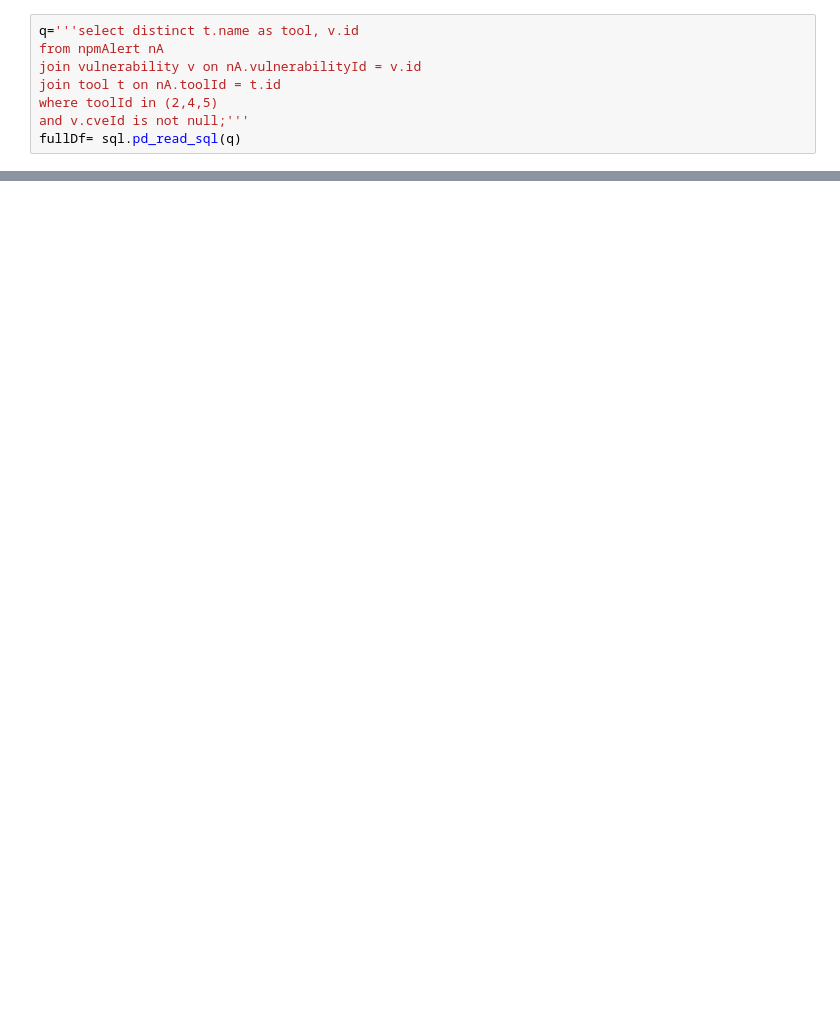
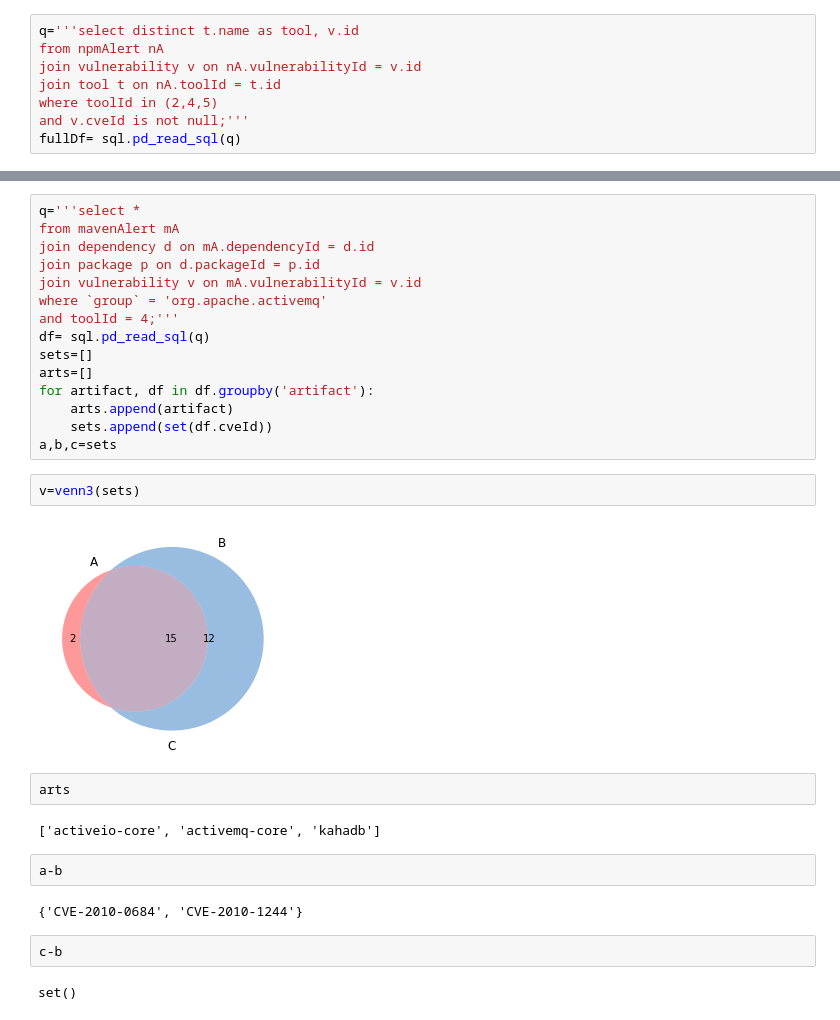
Before and after one commit to nasifimtiazohi/vulnerable-dependency-detection-comparison, a Jupyter notebook: tool_scanning/venn.ipynb, the cells around one changed output, grey strips where cells are left out. Saved outputs shown, nothing was run; the diff lists cells and outputs as text; blank space fills up the shorter version.

```diff
--- a/tool_scanning/venn.ipynb
+++ b/tool_scanning/venn.ipynb
@@ -87,0 +107,31 @@ plt.savefig('javadeps.png')
+# %%
+q='''select *
+from mavenAlert mA
+join dependency d on mA.dependencyId = d.id
+join package p on d.packageId = p.id
+join vulnerability v on mA.vulnerabilityId = v.id
+where `group` = 'org.apache.activemq'
+and toolId = 4;'''
+df= sql.pd_read_sql(q)
+sets=[]
+arts=[]
+for artifact, df in df.groupby('artifact'):
+    arts.append(artifact)
+    sets.append(set(df.cveId))
+a,b,c=sets
+# %%
+v=venn3(sets)
+# %% [output]
+[figure, added]
+# %%
+arts
+# %% [output]
+['activeio-core', 'activemq-core', 'kahadb']
+# %%
+a-b
+# %% [output]
+{'CVE-2010-0684', 'CVE-2010-1244'}
+# %%
+c-b
+# %% [output]
+set()
```
Also changed, not shown: parts of 12 cells of this notebook, 20 other files.
